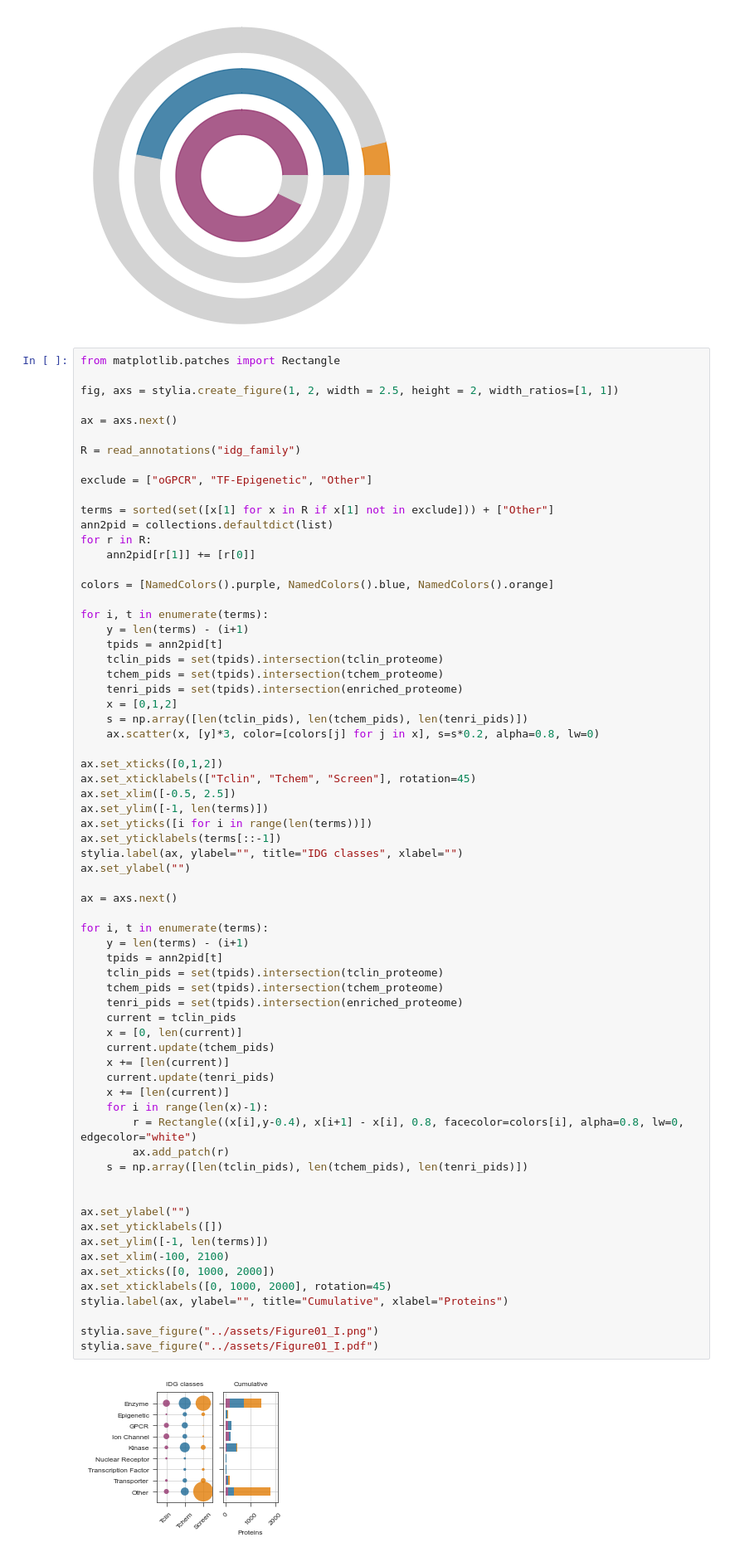
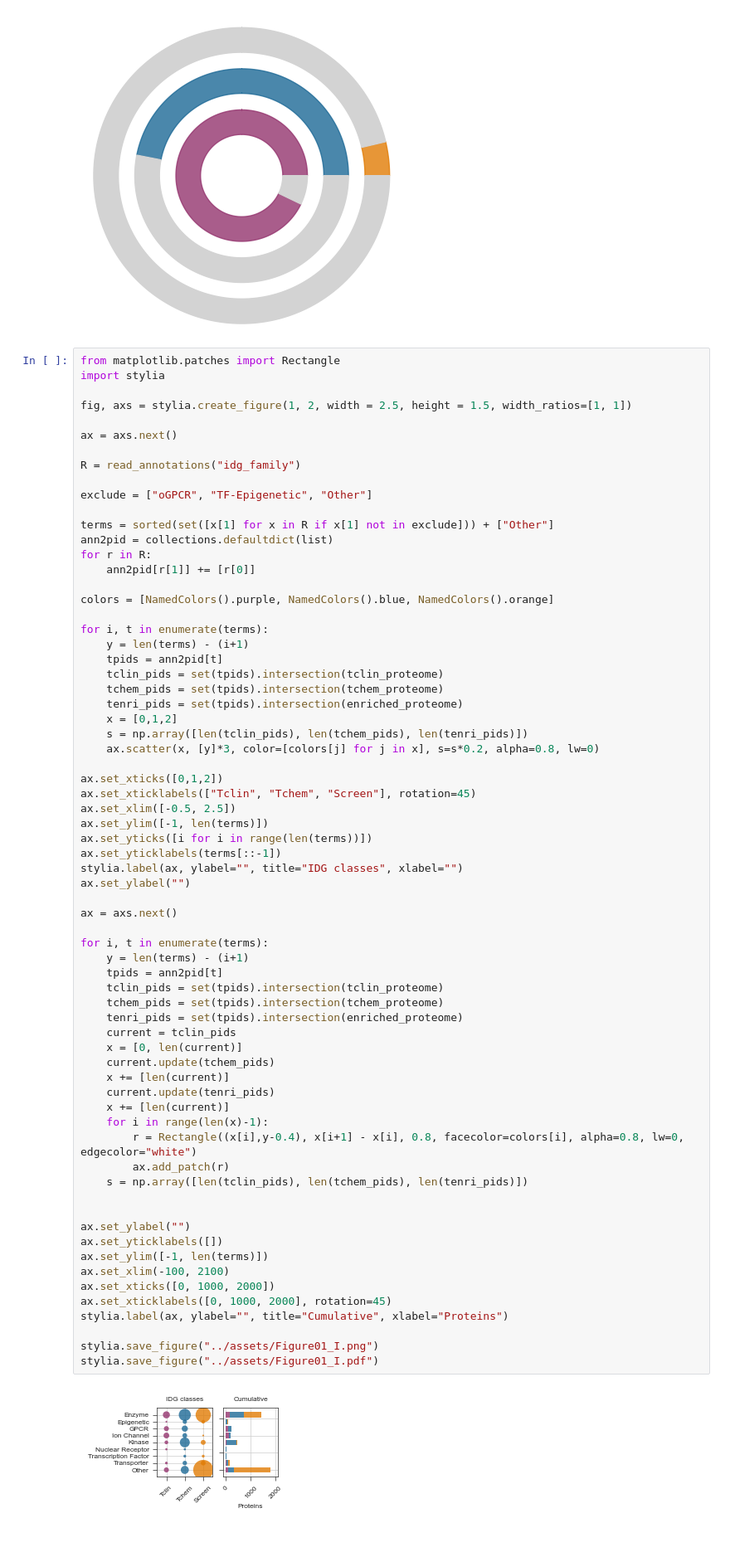
Before and after one commit to ligand-discovery/primary-paper-figures, a Jupyter notebook: notebooks/GlobalAnalysis.ipynb, the cells around one changed output. Shown at 83% size. Cells and saved outputs as stored; diff of their text form.

```diff
--- a/notebooks/Figure-01.ipynb
+++ b/notebooks/GlobalAnalysis.ipynb
@@ -856,8 +866,9 @@ fragments 407 378
 [figure]
 # %%
 from matplotlib.patches import Rectangle
+import stylia
 
-fig, axs = stylia.create_figure(1, 2, width = 2.5, height = 2, width_ratios=[1, 1])
+fig, axs = stylia.create_figure(1, 2, width = 2.5, height = 1.5, width_ratios=[1, 1])
 
 ax = axs.next()
 
@@ -895,34 +906,34 @@ ax = axs.next()
 
 for i, t in enumerate(terms):
     y = len(terms) - (i+1)
     tpids = ann2pid[t]
     tclin_pids = set(tpids).intersection(tclin_proteome)
     tchem_pids = set(tpids).intersection(tchem_proteome)
     tenri_pids = set(tpids).intersection(enriched_proteome)
     current = tclin_pids
     x = [0, len(current)]
     current.update(tchem_pids)
     x += [len(current)]
     current.update(tenri_pids)
     x += [len(current)]
     for i in range(len(x)-1):
         r = Rectangle((x[i],y-0.4), x[i+1] - x[i], 0.8, facecolor=colors[i], alpha=0.8, lw=0, edgecolor="white")
         ax.add_patch(r)
     s = np.array([len(tclin_pids), len(tchem_pids), len(tenri_pids)])
 
 
 ax.set_ylabel("")
 ax.set_yticklabels([])
 ax.set_ylim([-1, len(terms)])
 ax.set_xlim(-100, 2100)
 ax.set_xticks([0, 1000, 2000])
 ax.set_xticklabels([0, 1000, 2000], rotation=45)
 stylia.label(ax, ylabel="", title="Cumulative", xlabel="Proteins")
 
 stylia.save_figure("../assets/Figure01_I.png")
 stylia.save_figure("../assets/Figure01_I.pdf")
 # %% [output]
-[figure, old version]
+[figure, new version]
 # %%
 import networkx as nx
 import stylia
```
Also changed, not shown: parts of 8 cells of this notebook, 45 other files.
